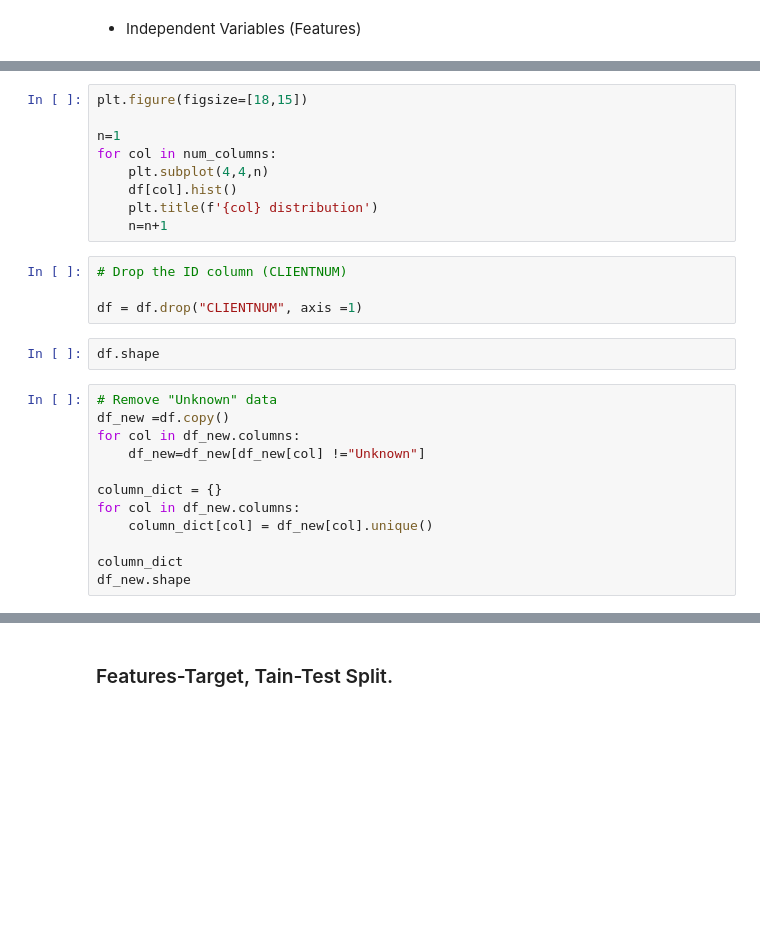
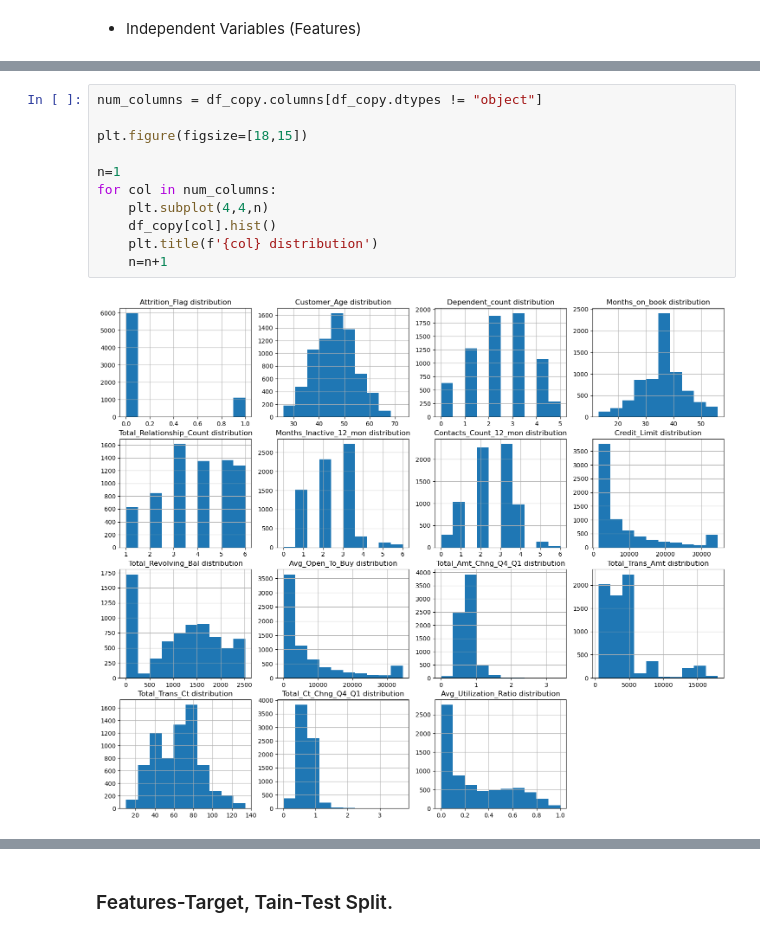
Before and after one commit to Damola-Adedoyin/Will-customers-churn, a Jupyter notebook: will-customers-churn.ipynb, the cells around one changed output, grey strips where cells are left out. Cells and saved outputs as stored; diff of their text form; blank space fills up the shorter version.

```diff
--- a/will-customers-churn.ipynb
+++ b/will-customers-churn.ipynb
@@ -120,27 +169,13 @@ num_columns
 # %%
+num_columns = df_copy.columns[df_copy.dtypes != "object"]
+
 plt.figure(figsize=[18,15])
 
 n=1
 for col in num_columns:
     plt.subplot(4,4,n)
-    df[col].hist()
+    df_copy[col].hist()
     plt.title(f'{col} distribution')
     n=n+1
+# %% [output]
+[figure, added]
-# %%
-# Drop the ID column (CLIENTNUM)
-
-df = df.drop("CLIENTNUM", axis =1)
-# %%
-df.shape
-# %%
-# Remove "Unknown" data
-df_new =df.copy()
-for col in df_new.columns:
-    df_new=df_new[df_new[col] !="Unknown"]
-
-column_dict = {}
-for col in df_new.columns:
-    column_dict[col] = df_new[col].unique()
-
-column_dict
-df_new.shape
```
Also changed, not shown: parts of 61 cells of this notebook, 1 other file.
